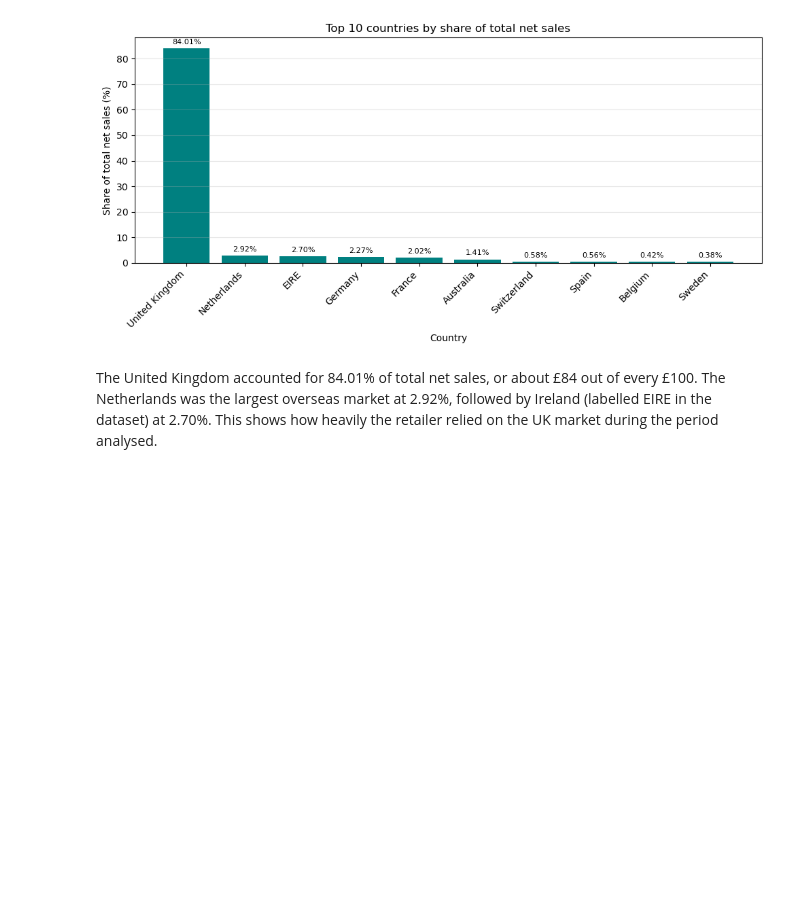
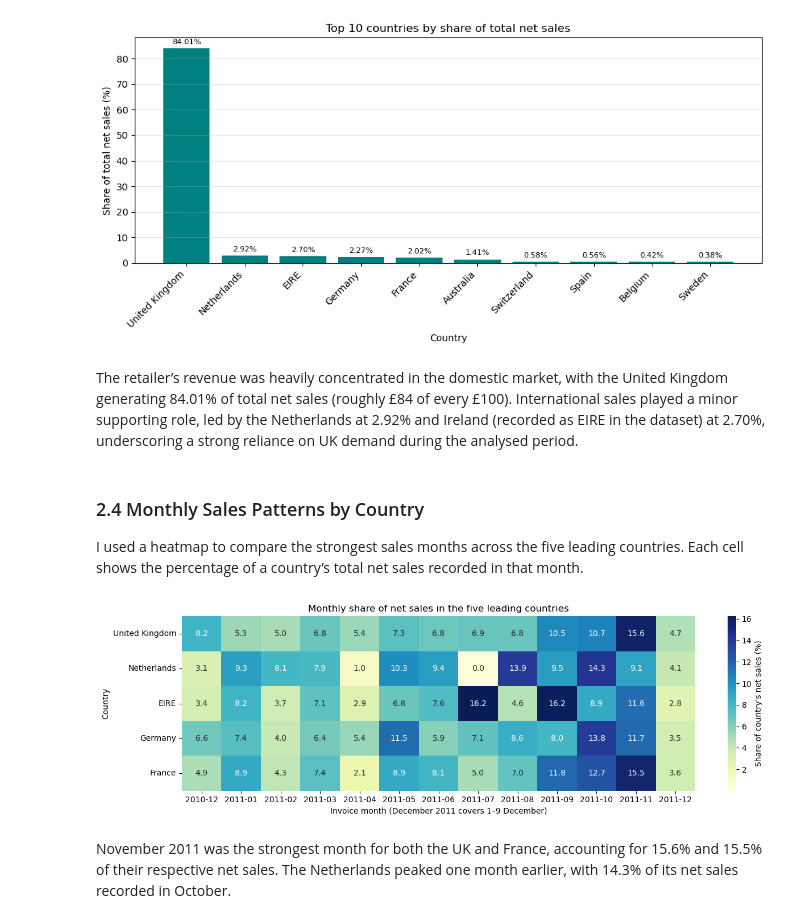
Before and after one commit to SelimBoujnah/CA-2-Data-visualisation-and-communication, a Jupyter notebook: CA CODE .ipynb, the cells around one changed output. Cells and saved outputs as stored; diff of their text form; code cells hidden in the pictures; blank space fills up the shorter version.

Commit message:
Monthly Sales Patterns by Country heatmap

```diff
--- a/CA CODE .ipynb
+++ b/CA CODE .ipynb
@@ -484,4 +484,38 @@ plt.show()
 # %% [output]
 [figure]
 # %% [markdown]
-The United Kingdom accounted for 84.01% of total net sales, or about £84 out of every £100. The Netherlands was the largest overseas market at 2.92%, followed by Ireland (labelled EIRE in the dataset) at 2.70%. This shows how heavily the retailer relied on the UK market during the period analysed.
+The retailer’s revenue was heavily concentrated in the domestic market, with the United Kingdom generating 84.01% of total net sales (roughly £84 of every £100). International sales played a minor supporting role, led by the Netherlands at 2.92% and Ireland (recorded as EIRE in the dataset) at 2.70%, underscoring a strong reliance on UK demand during the analysed period.
+# %% [markdown]
+### 2.4 Monthly Sales Patterns by Country
+
+I used a heatmap to compare the strongest sales months across the five leading countries. Each cell shows the percentage of a country’s total net sales recorded in that month.
+# %%
+# Select the five countries with the highest net sales
+leading_countries = top_countries.head(5).index
+market_data = net_sales_df[net_sales_df["Country"].isin(leading_countries)].copy()
+market_data["Month"] = market_data["InvoiceDate"].dt.strftime("%Y-%m")
+
+# Sum net sales by country and month
+monthly_by_country = market_data.pivot_table(
+    index="Country", columns="Month", values="LineValue",
+    aggfunc="sum", fill_value=0
+).reindex(leading_countries)
+
+# Calculate each month's share of the country's total
+country_totals = monthly_by_country.sum(axis=1)
+monthly_share = monthly_by_country.div(country_totals, axis=0) * 100
+# %%
+# Plot monthly sales shares for the five leading countries
+plt.figure(figsize=(13, 4))
+sns.heatmap(monthly_share, annot=True, fmt=".1f", cmap="YlGnBu",
+            cbar_kws={"label": "Share of country's net sales (%)"})
+plt.title("Monthly share of net sales in the five leading countries")
+plt.xlabel("Invoice month (December 2011 covers 1–9 December)")
+plt.ylabel("Country")
+plt.yticks(rotation=0)
+plt.tight_layout()
+plt.show()
+# %% [output]
+[figure, added]
+# %% [markdown]
+November 2011 was the strongest month for both the UK and France, accounting for 15.6% and 15.5% of their respective net sales. The Netherlands peaked one month earlier, with 14.3% of its net sales recorded in October.
```
